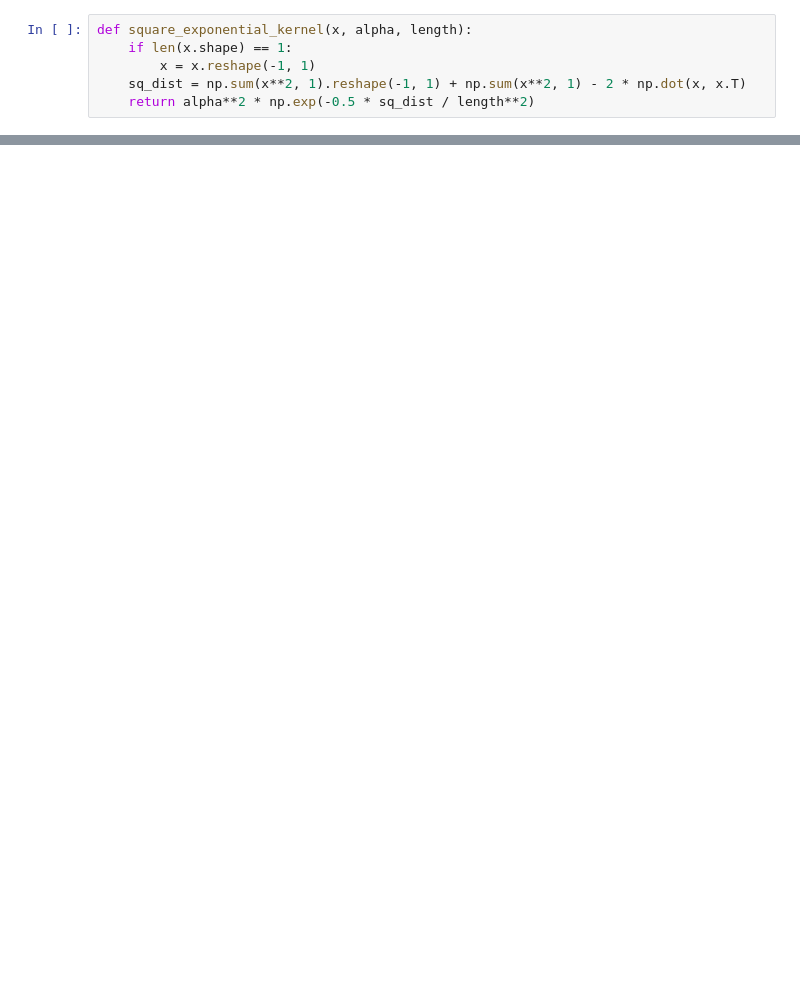
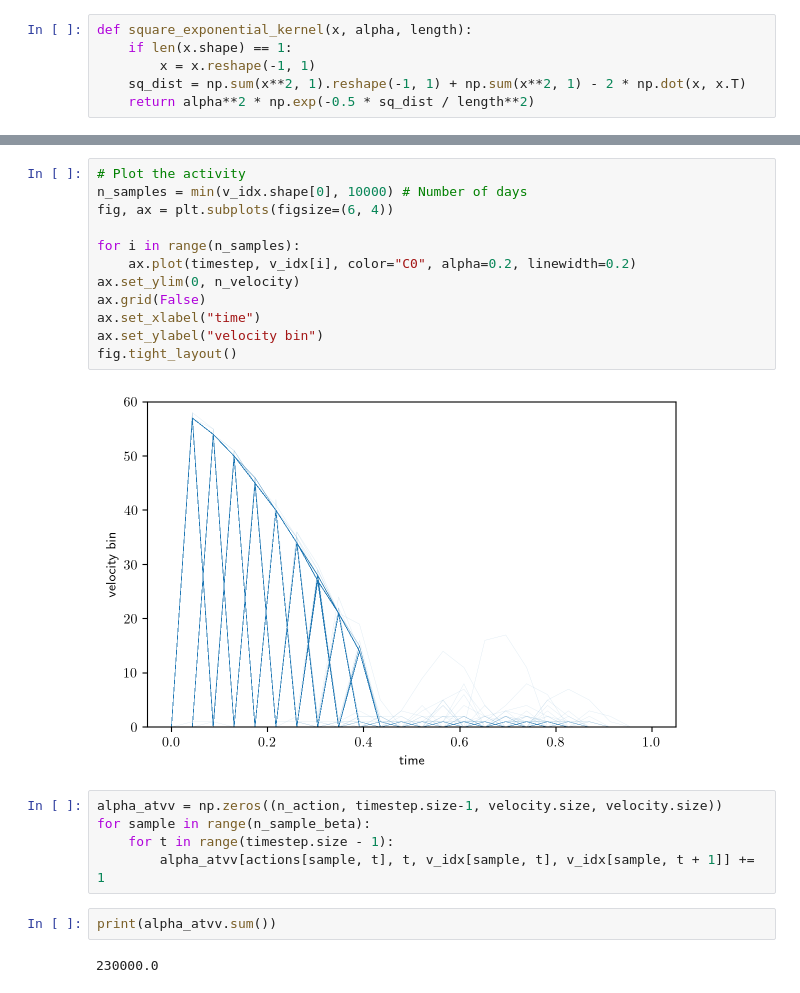
Before and after one commit to AurelienNioche/MAppAnalysis, a Jupyter notebook: notebooks/active_inference/main_13.ipynb, the cells around one changed output, grey strips where cells are left out. Saved outputs shown, nothing was run; the diff lists cells and outputs as text; blank space fills up the shorter version.

```diff
--- a/notebooks/active_inference/main_13.ipynb
+++ b/notebooks/active_inference/main_13.ipynb
@@ -497,0 +563,23 @@ fig.tight_layout()
+# %%
+# Plot the activity
+n_samples = min(v_idx.shape[0], 10000) # Number of days
+fig, ax = plt.subplots(figsize=(6, 4))
+
+for i in range(n_samples):
+    ax.plot(timestep, v_idx[i], color="C0", alpha=0.2, linewidth=0.2)
+ax.set_ylim(0, n_velocity)
+ax.grid(False)
+ax.set_xlabel("time")
+ax.set_ylabel("velocity bin")
+fig.tight_layout()
+# %% [output]
+[figure, added]
+# %%
+alpha_atvv = np.zeros((n_action, timestep.size-1, velocity.size, velocity.size))
+for sample in range(n_sample_beta):
+    for t in range(timestep.size - 1):
+        alpha_atvv[actions[sample, t], t, v_idx[sample, t], v_idx[sample, t + 1]] += 1
+# %%
+print(alpha_atvv.sum())
+# %% [output]
+230000.0
```
Also changed, not shown: parts of 54 cells of this notebook, 1 other file.
